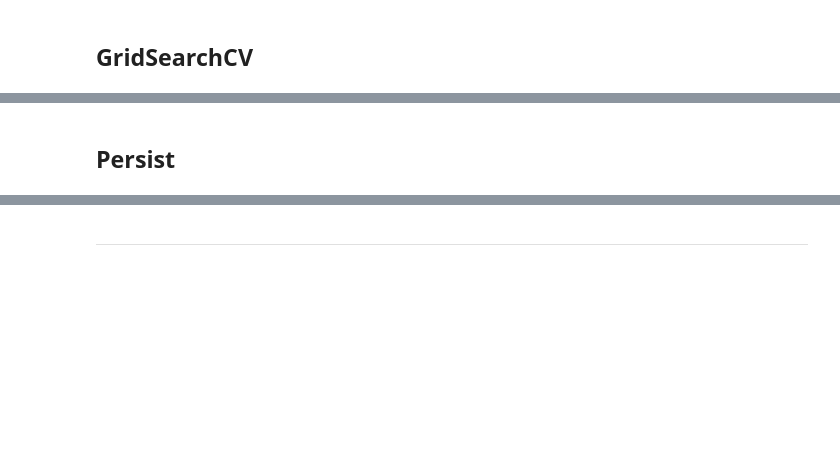
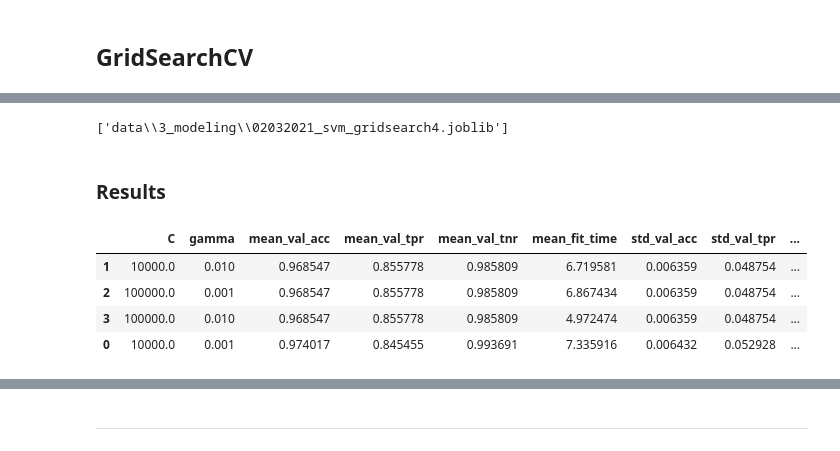
Before and after one commit to BigBangData/NaturalLanguageProcessing, a Jupyter notebook: TextAnalyticsWithR/18_SVM_2_rbf.ipynb, the cells around one changed output, grey strips where cells are left out. Saved outputs shown, nothing was run; the diff lists cells and outputs as text; code cells hidden in the pictures; blank space fills up the shorter version.

```diff
--- a/TextAnalyticsWithR/18_SVM_2_rbf.ipynb
+++ b/TextAnalyticsWithR/18_SVM_2_rbf.ipynb
@@ -245,0 +324,11 @@ grid_search_clf = gridsearch_wrapper(X_tfidf_svd800_spamcos,
+# %%
+params = {
+    'gamma': [.001, .01],
+    'C': [1e4, 1e5]
+}
+# %%
+grid_search_clf = gridsearch_wrapper(X_tfidf_svd800_spamcos,
+                                     y,
+                                     params,
+                                     k=5,
+                                     n_jobs=-1)
@@ -246,2 +347,8 @@ grid_search_clf = gridsearch_wrapper(X_tfidf_svd800_spamcos,
+# %%
+# persist
+save_path = os.path.join("data", "3_modeling", "02032021_svm_gridsearch4.joblib")
+joblib.dump(grid_search_clf, save_path)
+# %% [output]
+['data\\3_modeling\\02032021_svm_gridsearch4.joblib']
 # %% [markdown]
-## Persist
+### Results
@@ -247,0 +370,11 @@ grid_search_clf = gridsearch_wrapper(X_tfidf_svd800_spamcos,
+# %%
+df = extract_df(grid_search_clf)
+
+# too much variance on TPR
+df.sort_values(by=['mean_val_tpr'], ascending=False)
+# %% [output]
+|  | C | gamma | mean_val_acc | mean_val_tpr | mean_val_tnr | mean_fit_time | std_val_acc | std_val_tpr | ... |
+| 1 | 10000.0 | 0.010 | 0.968547 | 0.855778 | 0.985809 | 6.719581 | 0.006359 | 0.048754 | ... |
+| 2 | 100000.0 | 0.001 | 0.968547 | 0.855778 | 0.985809 | 6.867434 | 0.006359 | 0.048754 | ... |
+| 3 | 100000.0 | 0.010 | 0.968547 | 0.855778 | 0.985809 | 4.972474 | 0.006359 | 0.048754 | ... |
+| 0 | 10000.0 | 0.001 | 0.974017 | 0.845455 | 0.993691 | 7.335916 | 0.006432 | 0.052928 | ... |
```
Also changed, not shown: parts of 21 cells of this notebook, 4 other files.
